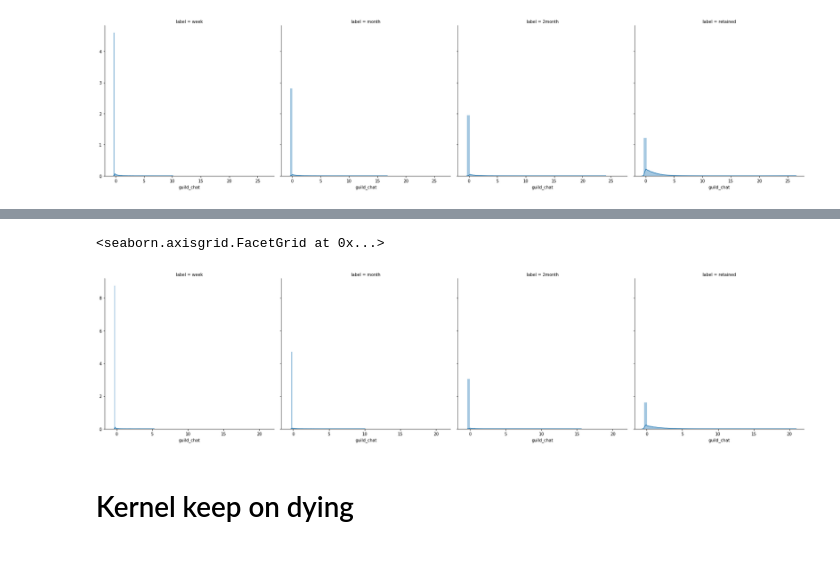
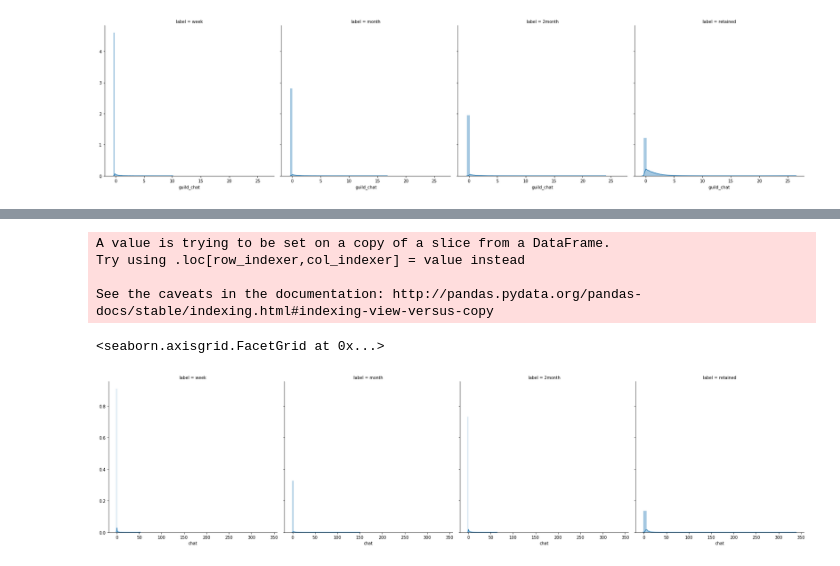
Before and after one commit to kookoowaa/Projects, a Jupyter notebook: Churn_with_Online_game/EDA_cwp.ipynb, the cells around one changed output, grey strips where cells are left out. Saved outputs shown, nothing was run; the diff lists cells and outputs as text; code cells hidden in the pictures.

```diff
--- a/Churn_with_Online_game/EDA_cwp.ipynb
+++ b/Churn_with_Online_game/EDA_cwp.ipynb
@@ -227,7 +241,13 @@ sns.FacetGrid(data = rd, col='label', height = 6, col_order=the_order).map(sns.d
+# %%
+rd['chat'] = rd['normal_chat'] +rd['district_chat'] + rd['whisper_chat'] + rd['party_chat'] + rd['guild_chat'] + rd['faction_chat']
+rd8['chat'] = rd8['normal_chat'] +rd8['district_chat'] + rd8['whisper_chat'] + rd8['party_chat'] + rd8['guild_chat'] + rd8['faction_chat']
+# %% [output]
+A value is trying to be set on a copy of a slice from a DataFrame.
+Try using .loc[row_indexer,col_indexer] = value instead
+
+See the caveats in the documentation: http://pandas.pydata.org/pandas-docs/stable/indexing.html#indexing-view-versus-copy
 # %%
-sns.FacetGrid(data = rd8, col='label', height = 6, col_order=the_order).map(sns.distplot, 'guild_chat')
+sns.FacetGrid(data = rd, col = 'label', height = 6).map(sns.distplot, 'chat')
 # %% [output]
 <seaborn.axisgrid.FacetGrid at 0x...>
-[figure, old version]
+[figure, new version]
-# %% [markdown]
-# Kernel keep on dying
```
Also changed, not shown: parts of 8 cells of this notebook.
